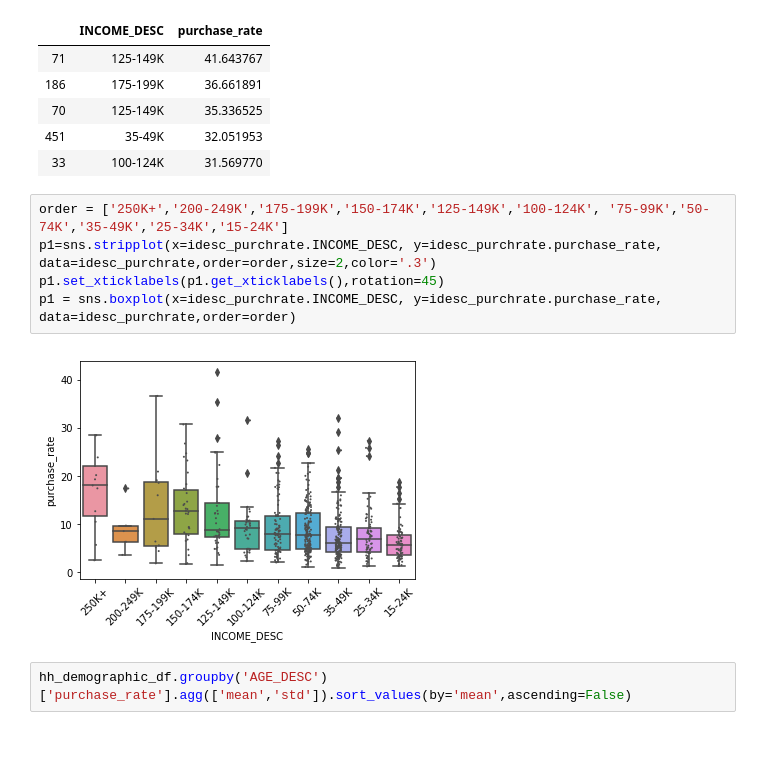
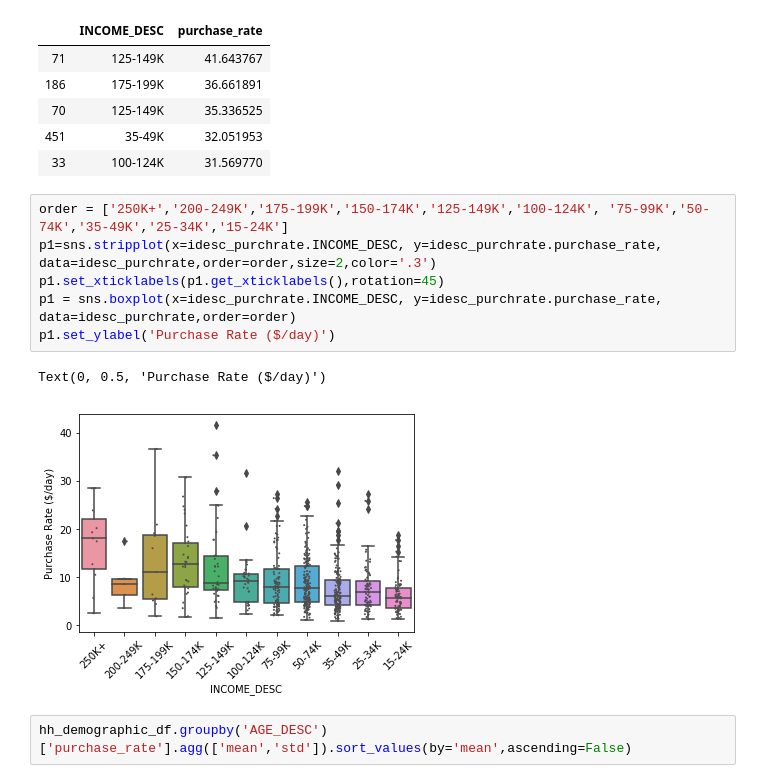
Before and after one commit to raphaelreiss/ADA_project, a Jupyter notebook: src/TermProject.ipynb, the cells around one changed output. Saved outputs shown, nothing was run; the diff lists cells and outputs as text; blank space fills up the shorter version.

```diff
--- a/src/TermProject.ipynb
+++ b/src/TermProject.ipynb
@@ -196,10 +196,12 @@ idesc_purchrate.head()
 # %%
 order = ['250K+','200-249K','175-199K','150-174K','125-149K','100-124K', '75-99K','50-74K','35-49K','25-34K','15-24K']
 p1=sns.stripplot(x=idesc_purchrate.INCOME_DESC, y=idesc_purchrate.purchase_rate, data=idesc_purchrate,order=order,size=2,color='.3')
 p1.set_xticklabels(p1.get_xticklabels(),rotation=45)
 p1 = sns.boxplot(x=idesc_purchrate.INCOME_DESC, y=idesc_purchrate.purchase_rate, data=idesc_purchrate,order=order)
+p1.set_ylabel('Purchase Rate ($/day)')
 # %% [output]
+Text(0, 0.5, 'Purchase Rate ($/day)')
-[figure, old version]
+[figure, new version]
 # %%
 hh_demographic_df.groupby('AGE_DESC')['purchase_rate'].agg(['mean','std']).sort_values(by='mean',ascending=False)
 # %% [output]
```
